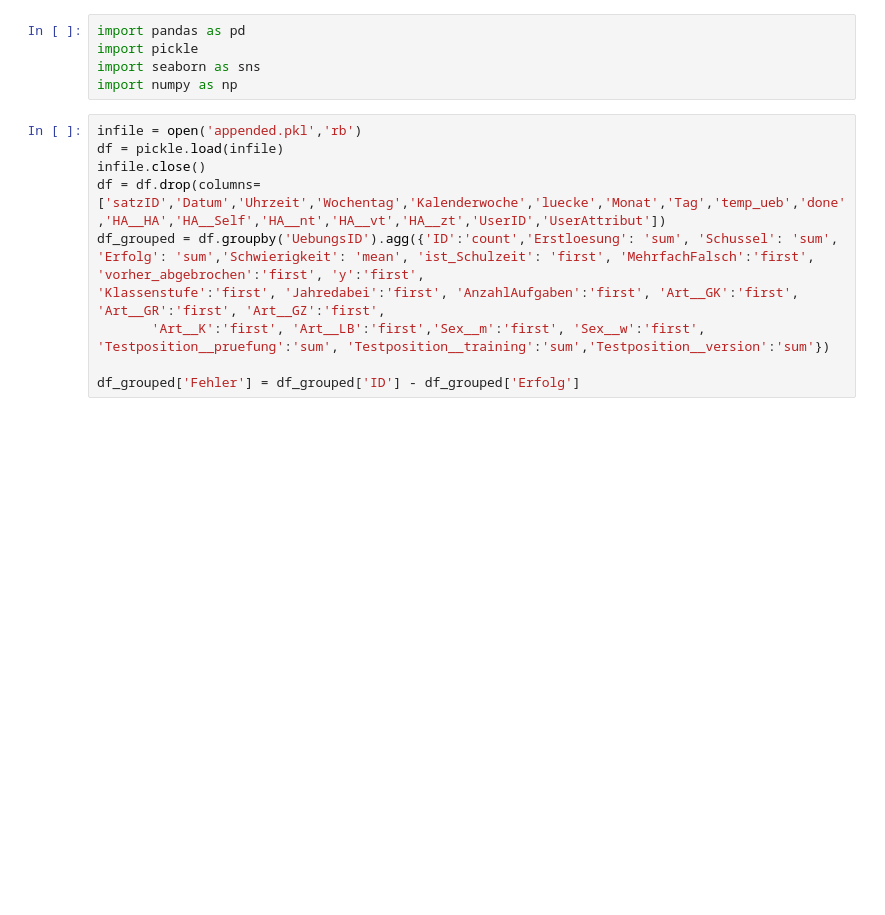
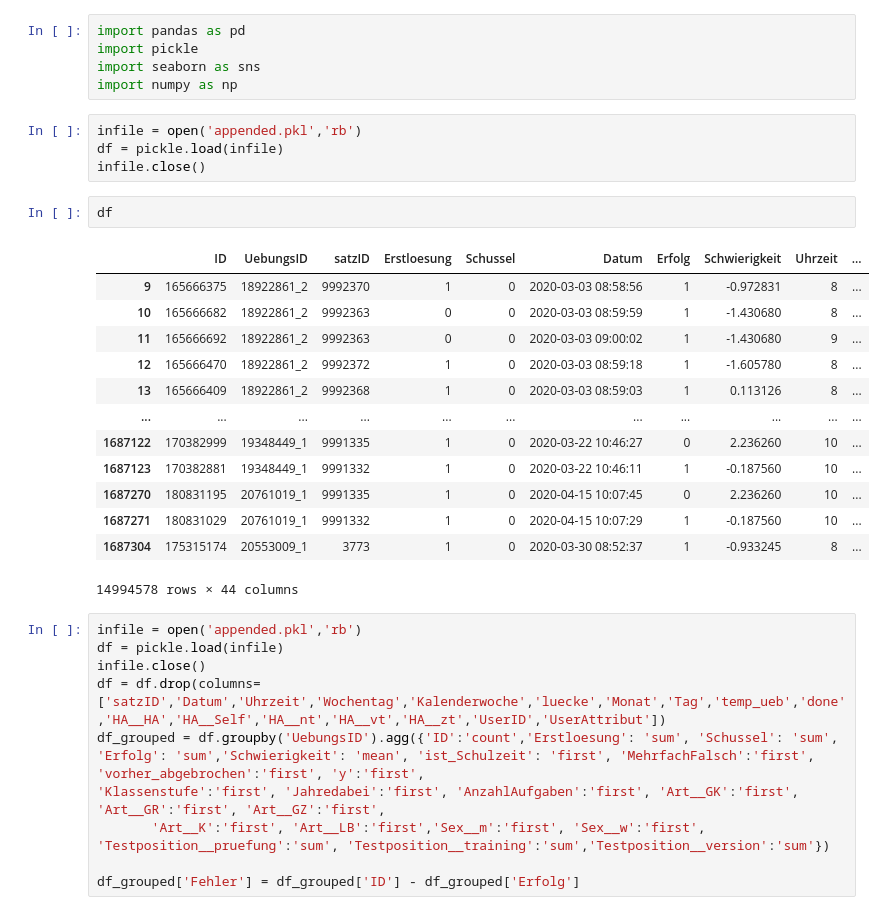
Before and after one commit to nathalierze/in-session_dropout_prediction, a Jupyter notebook: 05_descriptive.ipynb, the cells around one changed output. Saved outputs shown, nothing was run; the diff lists cells and outputs as text; blank space fills up the shorter version.

```diff
--- a/05_descriptive.ipynb
+++ b/05_descriptive.ipynb
@@ -3,6 +3,26 @@ import pandas as pd
 import pickle
 import seaborn as sns
 import numpy as np
+# %%
+infile = open('appended.pkl','rb')
+df = pickle.load(infile)
+infile.close()
+# %%
+df
+# %% [output]
+|  | ID | UebungsID | satzID | Erstloesung | Schussel | Datum | Erfolg | Schwierigkeit | Uhrzeit | ... |
+| 9 | 165666375 | 18922861_2 | 9992370 | 1 | 0 | 2020-03-03 08:58:56 | 1 | -0.972831 | 8 | ... |
+| 10 | 165666682 | 18922861_2 | 9992363 | 0 | 0 | 2020-03-03 08:59:59 | 1 | -1.430680 | 8 | ... |
+| 11 | 165666692 | 18922861_2 | 9992363 | 0 | 0 | 2020-03-03 09:00:02 | 1 | -1.430680 | 9 | ... |
+| 12 | 165666470 | 18922861_2 | 9992372 | 1 | 0 | 2020-03-03 08:59:18 | 1 | -1.605780 | 8 | ... |
+| 13 | 165666409 | 18922861_2 | 9992368 | 1 | 0 | 2020-03-03 08:59:03 | 1 | 0.113126 | 8 | ... |
+| ... | ... | ... | ... | ... | ... | ... | ... | ... | ... | ... |
+| 1687122 | 170382999 | 19348449_1 | 9991335 | 1 | 0 | 2020-03-22 10:46:27 | 0 | 2.236260 | 10 | ... |
+| 1687123 | 170382881 | 19348449_1 | 9991332 | 1 | 0 | 2020-03-22 10:46:11 | 1 | -0.187560 | 10 | ... |
+| 1687270 | 180831195 | 20761019_1 | 9991335 | 1 | 0 | 2020-04-15 10:07:45 | 0 | 2.236260 | 10 | ... |
+| 1687271 | 180831029 | 20761019_1 | 9991332 | 1 | 0 | 2020-04-15 10:07:29 | 1 | -0.187560 | 10 | ... |
+| 1687304 | 175315174 | 20553009_1 | 3773 | 1 | 0 | 2020-03-30 08:52:37 | 1 | -0.933245 | 8 | ... |
+14994578 rows × 44 columns
 # %%
 infile = open('appended.pkl','rb')
 df = pickle.load(infile)
```
Also changed, not shown: 7 other files.
